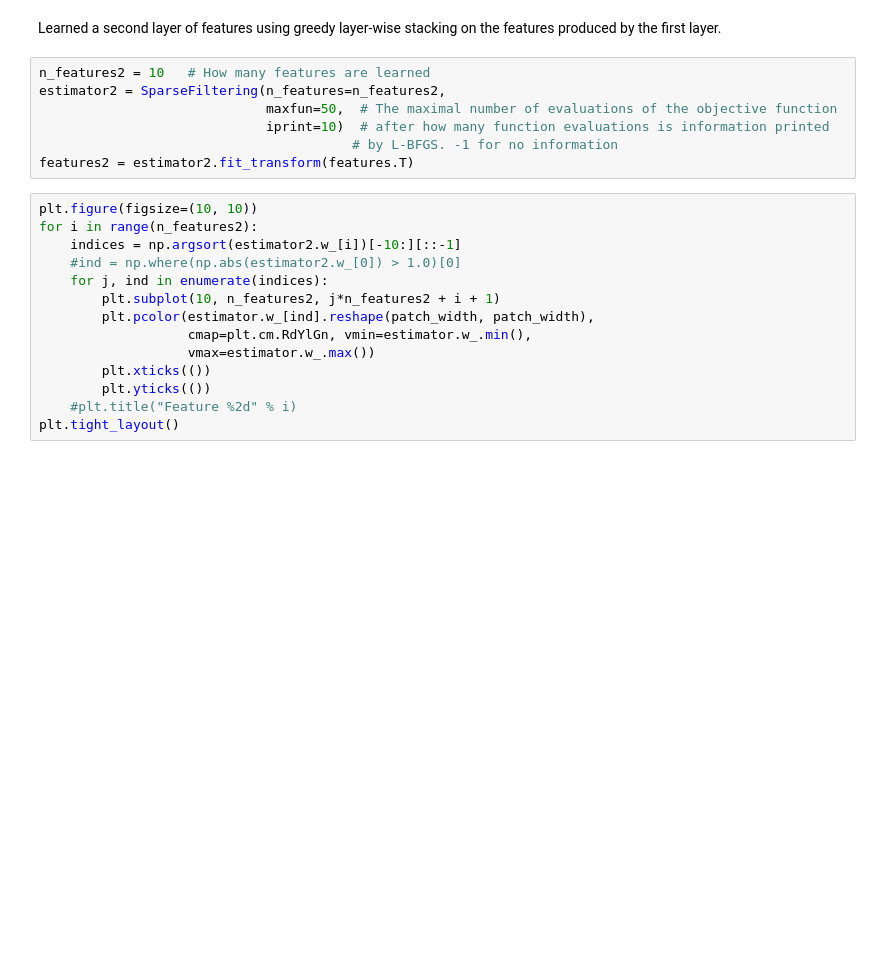
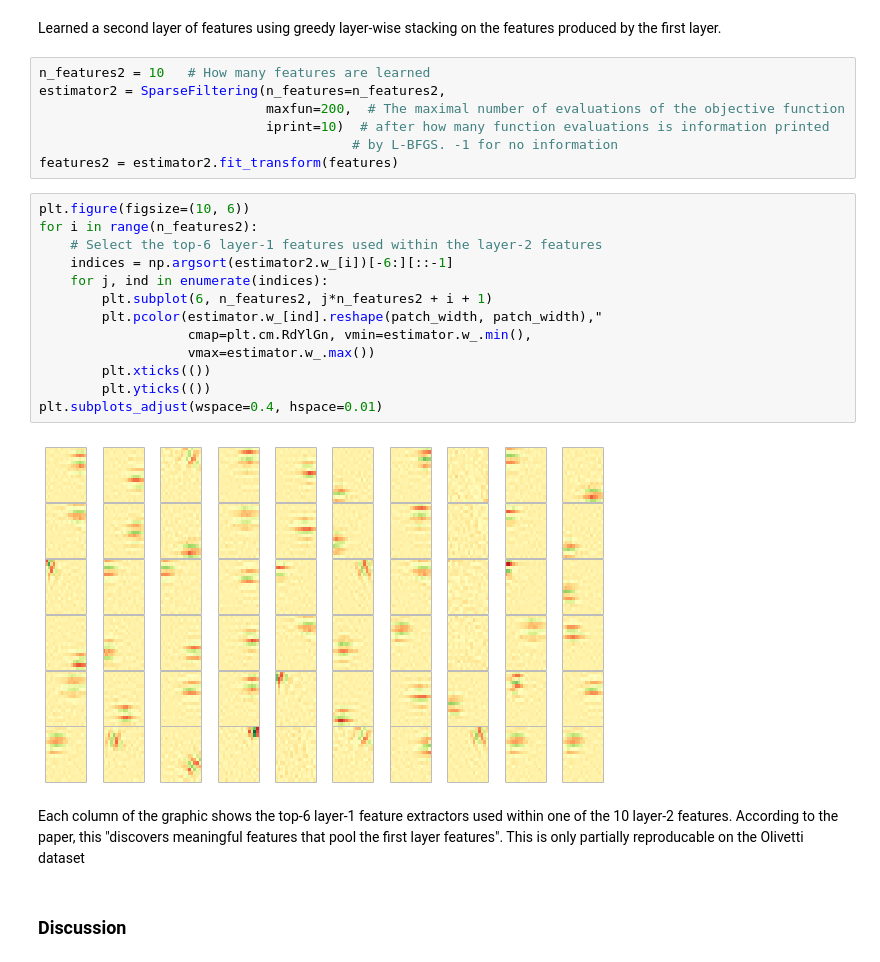
Before and after one commit to jmetzen/jmetzen.github.com, a Jupyter notebook: content/notebooks/sparse_filtering.ipynb, the cells around one changed output. Cells and saved outputs as stored; diff of their text form; blank space fills up the shorter version.

```diff
--- a/content/notebooks/sparse_filtering.ipynb
+++ b/content/notebooks/sparse_filtering.ipynb
@@ -133,21 +165,26 @@ Learned a second layer of features using greedy layer-wise stacking on the featu
 # %%
 n_features2 = 10   # How many features are learned
 estimator2 = SparseFiltering(n_features=n_features2,
-                             maxfun=50,  # The maximal number of evaluations of the objective function
+                             maxfun=200,  # The maximal number of evaluations of the objective function
                              iprint=10)  # after how many function evaluations is information printed
                                         # by L-BFGS. -1 for no information
-features2 = estimator2.fit_transform(features.T)
+features2 = estimator2.fit_transform(features)
 # %%
-plt.figure(figsize=(10, 10))
+plt.figure(figsize=(10, 6))
 for i in range(n_features2):
-    indices = np.argsort(estimator2.w_[i])[-10:][::-1]
-    #ind = np.where(np.abs(estimator2.w_[0]) > 1.0)[0]
+    # Select the top-6 layer-1 features used within the layer-2 features
+    indices = np.argsort(estimator2.w_[i])[-6:][::-1]
     for j, ind in enumerate(indices):
-        plt.subplot(10, n_features2, j*n_features2 + i + 1)
-        plt.pcolor(estimator.w_[ind].reshape(patch_width, patch_width),
+        plt.subplot(6, n_features2, j*n_features2 + i + 1)
+        plt.pcolor(estimator.w_[ind].reshape(patch_width, patch_width),"
                    cmap=plt.cm.RdYlGn, vmin=estimator.w_.min(),
                    vmax=estimator.w_.max())
         plt.xticks(())
         plt.yticks(())
-    #plt.title("Feature %2d" % i)
-plt.tight_layout()
+plt.subplots_adjust(wspace=0.4, hspace=0.01)
+# %% [output]
+[figure, added]
+# %% [markdown]
+Each column of the graphic shows the top-6 layer-1 feature extractors used within one of the 10 layer-2 features. According to the paper, this "discovers meaningful features that pool the first layer features". This is only partially reproducable on the Olivetti dataset
+# %% [markdown]
+### Discussion
```
Also changed, not shown: parts of 12 cells of this notebook.
